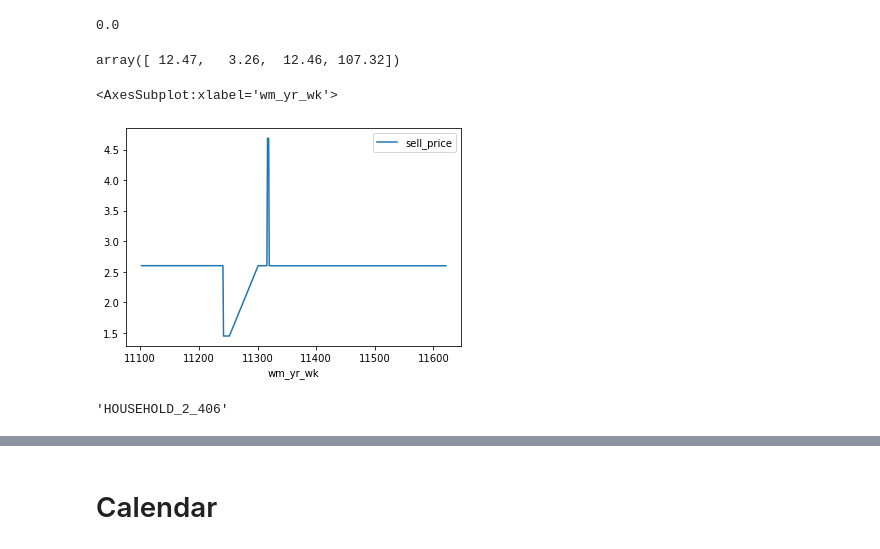
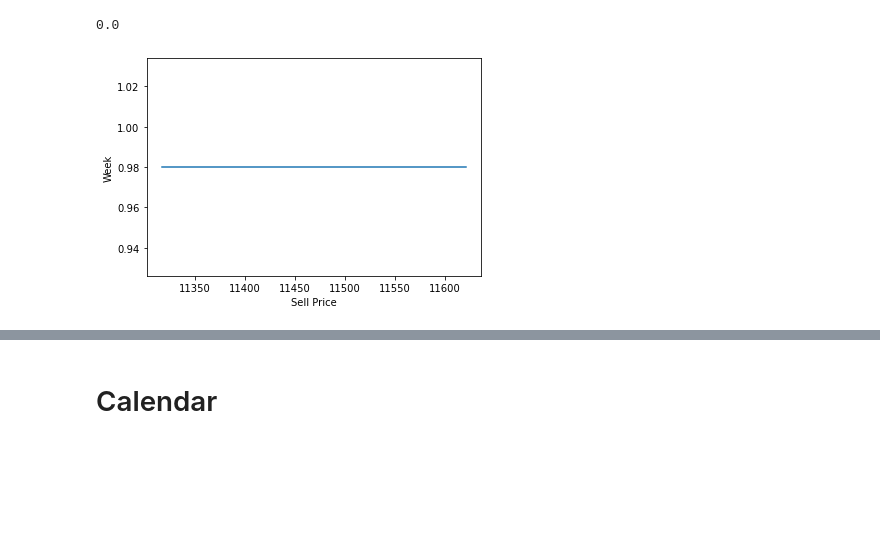
Before and after one commit to aaronmonash24/FYP, a Jupyter notebook: Data Analysis/DataExploration.ipynb, the cells around one changed output, grey strips where cells are left out. Cells and saved outputs as stored; diff of their text form; code cells hidden in the pictures; blank space fills up the shorter version.

```diff
--- a/Data Analysis/DataExploration.ipynb
+++ b/Data Analysis/DataExploration.ipynb
@@ -332,4 +337,14 @@ max_change_value
 min_change_value
 # %% [output]
 0.0
+# %%
+min_change_item = selling_price[(selling_price['item_id'] == 'FOODS_1_014') & (selling_price['store_id'] == 'CA_1')]
+x = min_change_item['wm_yr_wk']
+y = min_change_item['sell_price']
+plt.plot(x, y)
+plt.xlabel("Sell Price")
+plt.ylabel("Week")
+plt.show()
+# %% [output]
+[figure, added]
 # %%
@@ -339,13 +351,0 @@ z = selling_price_2[(selling_price_2['item_id'] == 'HOUSEHOLD_2_406') & (selling
-# %%
-z['sell_price'].unique()
-# %% [output]
-array([ 12.47,   3.26,  12.46, 107.32])
-# %%
-z.plot(x='wm_yr_wk',y='sell_price')
-# %% [output]
-<AxesSubplot:xlabel='wm_yr_wk'>
-[figure, removed]
-# %%
-max_change_product
-# %% [output]
-'HOUSEHOLD_2_406'
```
Also changed, not shown: parts of 38 cells of this notebook.
